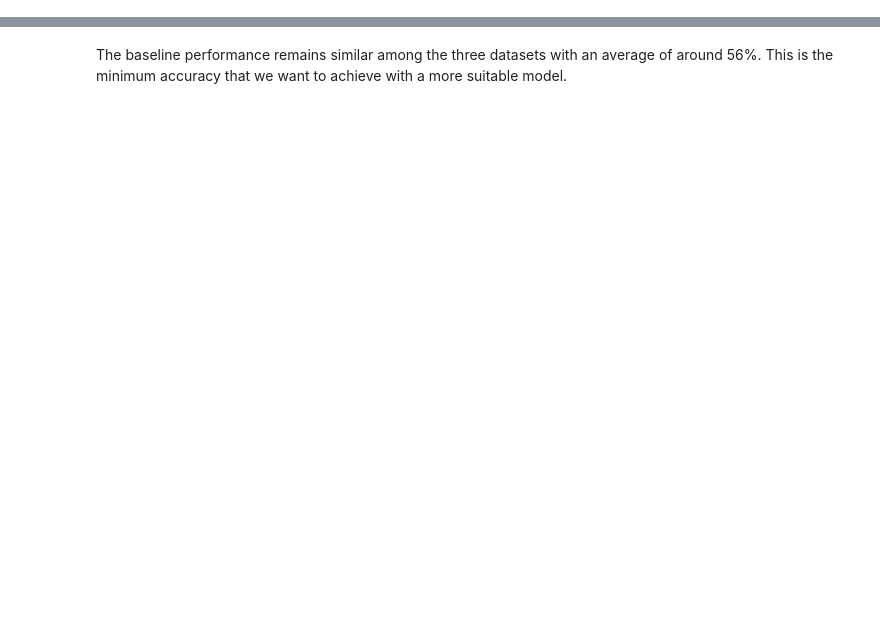
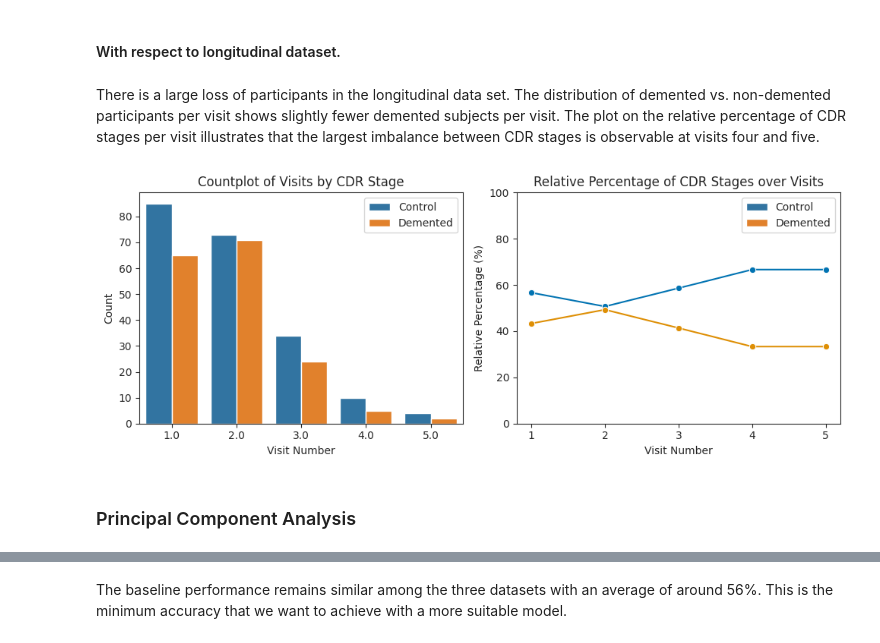
Before and after one commit to RiboRings/AlzheimerPrediction, a Jupyter notebook: learning-about-ad.ipynb, the cells around one changed output, grey strips where cells are left out. Cells and saved outputs as stored; diff of their text form; code cells hidden in the pictures; blank space fills up the shorter version.

```diff
--- a/learning-about-ad.ipynb
+++ b/learning-about-ad.ipynb
@@ -193,0 +145,70 @@ Baseline performance for longitudinal data: 55.23%
+# %% [markdown]
+#### With respect to longitudinal dataset.
+# %%
+# Group 'df_long' by "Visit" and "CDR", and get the size (count) of each group
+grouped_df = df_long.groupby(["Visit", "CDR"]).size()
+
+# Get the size (count) of each group when 'df_long' is grouped only by "Visit"
+size_arr = df_long.groupby("Visit").size().values
+
+# Create a new DataFrame 'count_df' to store the counts, 'Visit', 'CDR', and the corresponding percentage
+count_df = pd.DataFrame({
+    "Visit": [i[0] for i in grouped_df.index], # Extract the 'Visit' values from the multi-index
+    "CDR": [i[1] for i in grouped_df.index], # Extract the 'CDR' values from the multi-index
+    "Count": grouped_df.values # Extract the count values from the grouped DataFrame
+})
+
+# Calculate the percentage of each group count relative to the total count for the corresponding 'Visit'
+count_df["Percentage"] = (
+    count_df["Count"] / count_df["Visit"].map(lambda x: size_arr[round(x) - 1]) * 100
+)
+# %% [markdown]
+There is a large loss of participants in the longitudinal data set. The distribution of demented vs. non-demented participants per visit shows slightly fewer demented subjects per visit. The plot on the relative percentage of CDR stages per visit illustrates that the largest imbalance between CDR stages is observable at visits four and five.
+# %%
+# Create two subplots
+ncol = 2
+fig, axes = plt.subplots(1, ncol)
+
+# Set the figure size
+fig.set_figheight(4)
+fig.set_figwidth(10)
+
+# Set the Seaborn style to "ticks"
+sns.set_style("ticks")
+
+# Create a countplot in the first subplot
+sns.countplot(df_long, x="Visit", hue="CDR", ax=axes[0])
+axes[0].set_xlabel("Visit Number")
+axes[0].set_ylabel("Count")
+
+# Create a lineplot in the second subplot
+sns.lineplot(
+    count_df, x="Visit", y="Percentage",
+    hue="CDR", palette="colorblind",
+    marker="o", ax=axes[1]
+)
+
+axes[1].set_xlabel("Visit Number")
+axes[1].set_ylabel("Relative Percentage (%)")
+axes[1].set_xticks(range(1, 6)) # Set x-axis ticks from 1 to 5
+axes[1].set_ylim(bottom=0, top=100) # Set y-axis limits from 0 to 100
+
+# Get legend handles and labels from the first subplot
+handles, _ = axes[0].get_legend_handles_labels()
+# Create a legend mapping labels to handles for both subplots
+labels = dict(zip(["Control", "Demented"], handles))
+
+# Add legends
+axes[0].legend(labels.values(), labels.keys())
+axes[1].legend(labels.values(), labels.keys())
+
+# Add titles
+axes[0].set_title('Countplot of Visits by CDR Stage')
+axes[1].set_title('Relative Percentage of CDR Stages over Visits')
+
+# Adjust the layout for better visualization
+plt.tight_layout()
+# %% [output]
+[figure, added]
+# %% [markdown]
+### Principal Component Analysis
```
Also changed, not shown: parts of 110 cells of this notebook.
